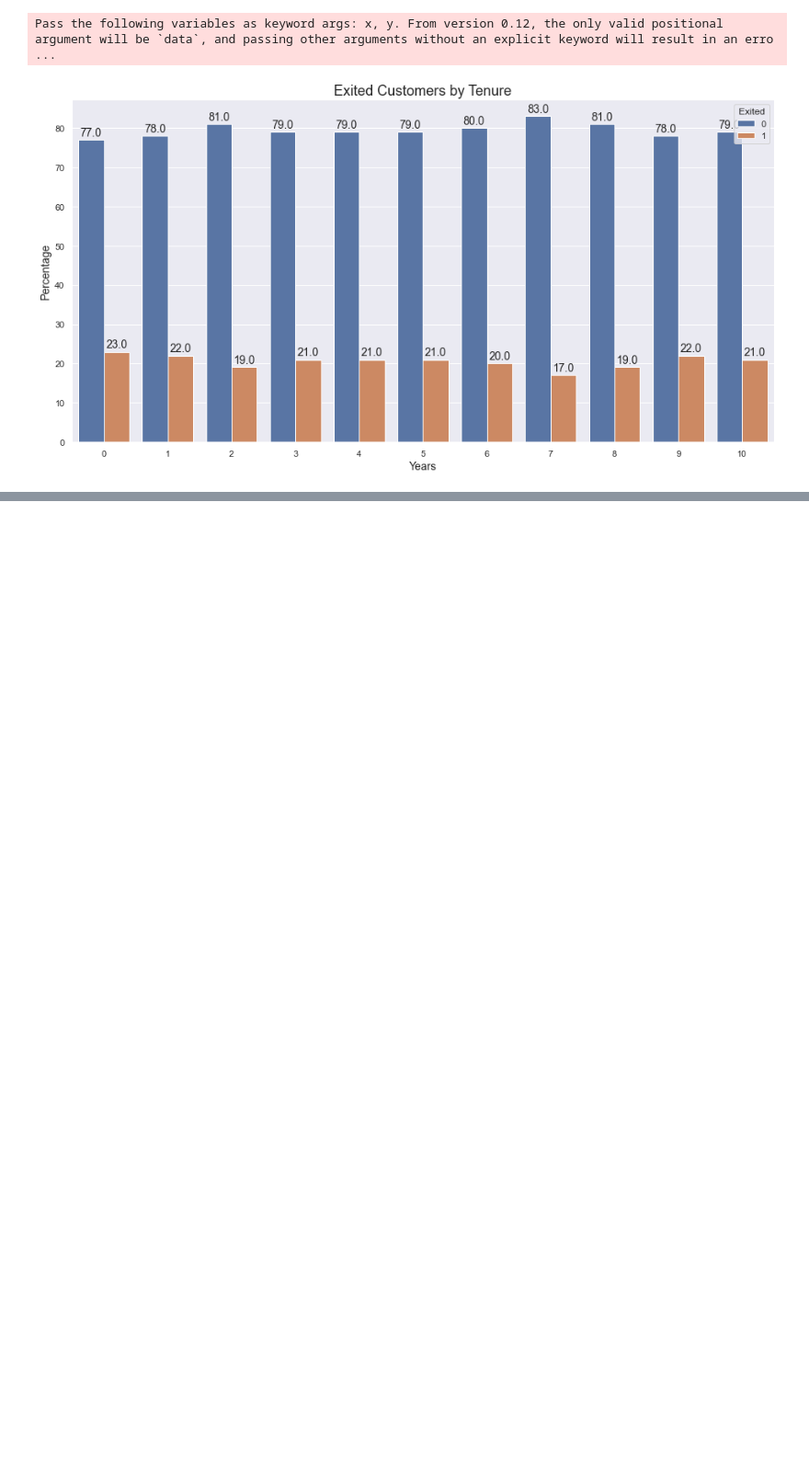
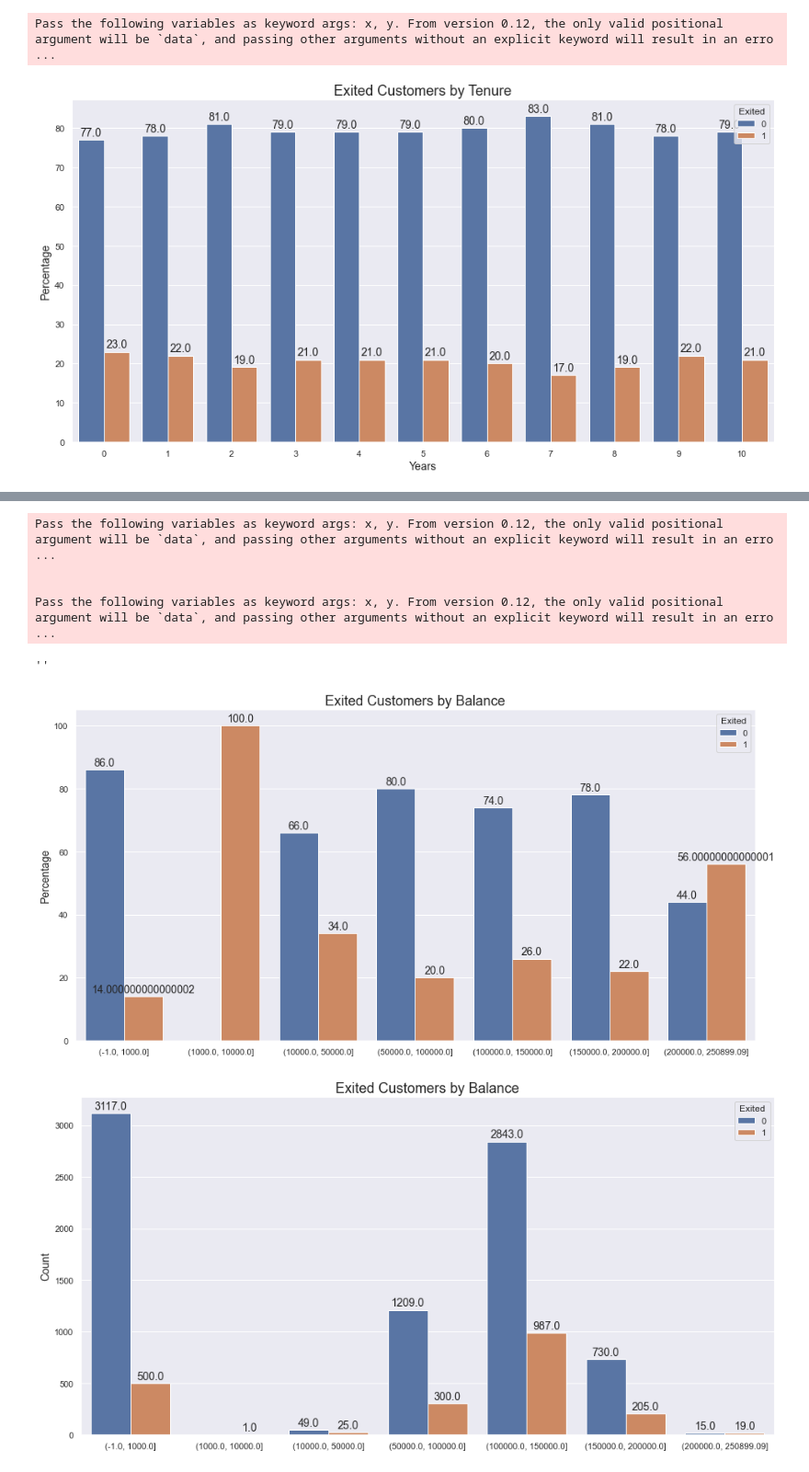
Before and after one commit to felipedmnq/churn-prediction, a Jupyter notebook: notebooks/C1_churn.ipynb, the cells around one changed output, grey strips where cells are left out. Shown: that part at 92% size. Cells and saved outputs as stored; diff of their text form; code cells hidden in the pictures; blank space fills up the shorter version.

```diff
--- a/notebooks/C1_churn.ipynb
+++ b/notebooks/C1_churn.ipynb
@@ -245,0 +268,2 @@ Pass the following variables as keyword args: x, y. From version 0.12, the only
+# %%
+df['BalanceCut'] = pd.cut(x=df['Balance'], bins=[(df['Balance'].min() - 1), 1000, 10000, 50000, 100000, 150000, 200000, (df['Balance'].max() + 1)])
@@ -245,0 +281,30 @@ Pass the following variables as keyword args: x, y. From version 0.12, the only
+# %%
+df_balance = df.groupby('BalanceCut')['Exited'].value_counts(normalize=True).round(2)
+df_balance2 = df.groupby('BalanceCut')['Exited'].value_counts()
+df_balance = df_balance.mul(100).rename('Percent').reset_index()
+df_balance3 = pd.DataFrame(df_balance2).rename(columns = {'Exited':'Count'}).reset_index()
+# %%
+plt.subplots(1)
+
+ax = sns.barplot('BalanceCut', 'Percent', hue = 'Exited', data=df_balance)
+ax.set_title('Exited Customers by Balance', fontsize = 18)
+ax.set_xlabel('')
+ax.set_ylabel('Percentage', fontsize=14)
+annot_plot(ax)
+
+plt.subplots(1)
+
+ax = sns.barplot('BalanceCut', 'Count',  hue = 'Exited', data=df_balance3)
+ax.set_title('Exited Customers by Balance', fontsize = 18)
+ax.set_xlabel('')
+ax.set_ylabel('Count', fontsize=14)
+annot_plot(ax)
+;
+# %% [output]
+Pass the following variables as keyword args: x, y. From version 0.12, the only valid positional argument will be `data`, and passing other arguments without an explicit keyword will result in an erro ...
+
+
+Pass the following variables as keyword args: x, y. From version 0.12, the only valid positional argument will be `data`, and passing other arguments without an explicit keyword will result in an erro ...
+''
+[figure, added]
+[figure, added]
```
Also changed, not shown: parts of 8 cells of this notebook.
